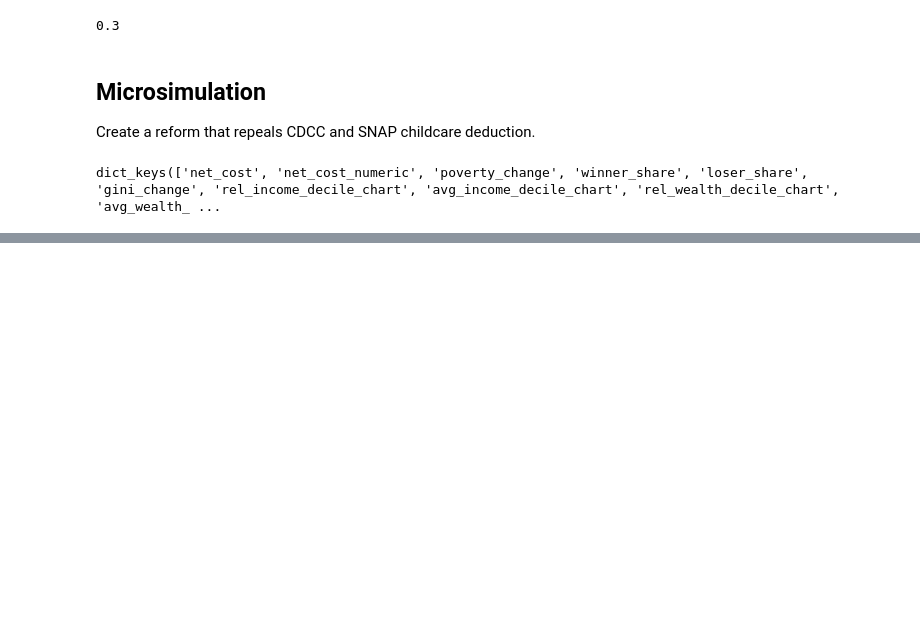
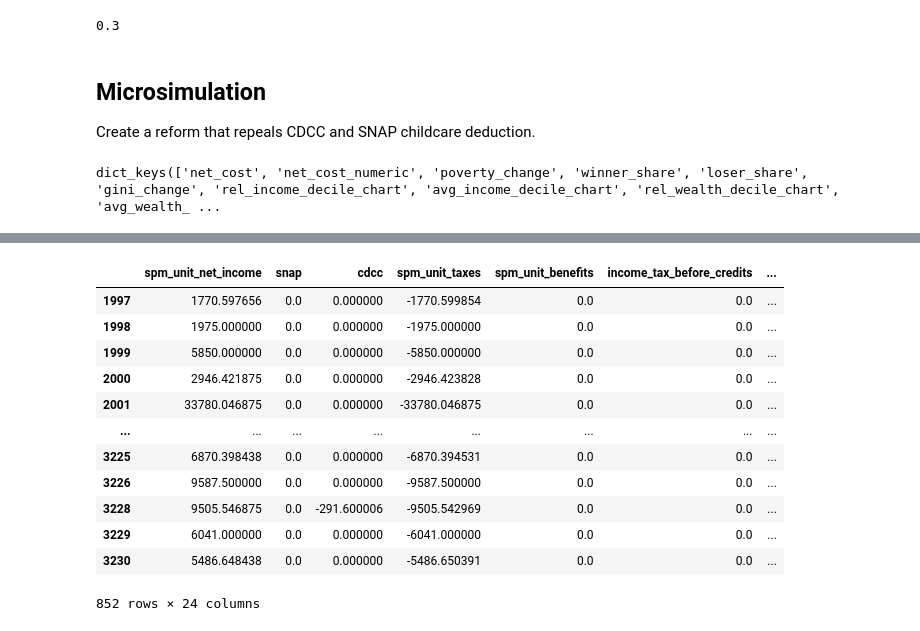
Before and after one commit to UBICenter/snap-cdcc-childcare-child-allowance, a Jupyter notebook: website/post.ipynb, the cells around one changed output, grey strips where cells are left out. Cells and saved outputs as stored; diff of their text form; code cells hidden in the pictures; blank space fills up the shorter version.

```diff
--- a/website/post.ipynb
+++ b/website/post.ipynb
@@ -65,9 +66,13 @@ Create a reform that repeals CDCC and SNAP childcare deduction.
 from openfisca_us.model_api import *
 from openfisca_us.tools.baseline_variables import baseline_variables
 
+class neutralize_reported(Reform):
+    def apply(self):
+        self.neutralize_variable("snap_net_income_reported")
+
 class repeal_cdcc_snap_childcare(Reform):
     def apply(self):
-        # self.neutralize_variable("cdcc")
+        self.neutralize_variable("cdcc")
         self.neutralize_variable("snap_dependent_care_deduction")
 # %%
 from policyengine.countries import US
@@ -80,0 +90,8 @@ dict_keys(['net_cost', 'net_cost_numeric', 'poverty_change', 'winner_share', 'lo
+# %%
+baseline, reform = us._get_microsimulations(repeal_cdcc_snap_childcare)
+# %%
+VARS = ["spm_unit_net_income", "snap", "cdcc", "spm_unit_taxes", "spm_unit_benefits", "income_tax_before_credits", "non_refundable_ctc", "elderly_disabled_credit", "income_tax_before_refundable_credits", "cdcc_relevant_expenses", "count_cdcc_eligible", "earned"]
+VARS = ["spm_unit_net_income", "spm_unit_taxes", "spm_unit_payroll_tax", "spm_unit_state_tax", "spm_unit_self_employment_tax", "spm_unit_federal_tax", "refundable_american_opportunity_credit", "eitc", "cdcc_refund", "refundable_ctc", "recovery_rebate_credit", "refundable_payroll_tax_credit", "premium_tax_credit"]
+diff = reform.df(VARS, map_to="household") - baseline.df(VARS, map_to="household")
+diff = pd.concat([diff, baseline.df(VARS, map_to="household").rename(columns={col: col + "_b" for col in VARS})], axis=1)
+diff[diff.spm_unit_net_income > 0].describe()
@@ -80,0 +109,16 @@ dict_keys(['net_cost', 'net_cost_numeric', 'poverty_change', 'winner_share', 'lo
+# %%
+diff[(diff.spm_unit_net_income > 0) & (diff.spm_unit_taxes < -1000)]
+# %% [output]
+|  | spm_unit_net_income | snap | cdcc | spm_unit_taxes | spm_unit_benefits | income_tax_before_credits | ... |
+| 1997 | 1770.597656 | 0.0 | 0.000000 | -1770.599854 | 0.0 | 0.0 | ... |
+| 1998 | 1975.000000 | 0.0 | 0.000000 | -1975.000000 | 0.0 | 0.0 | ... |
+| 1999 | 5850.000000 | 0.0 | 0.000000 | -5850.000000 | 0.0 | 0.0 | ... |
+| 2000 | 2946.421875 | 0.0 | 0.000000 | -2946.423828 | 0.0 | 0.0 | ... |
+| 2001 | 33780.046875 | 0.0 | 0.000000 | -33780.046875 | 0.0 | 0.0 | ... |
+| ... | ... | ... | ... | ... | ... | ... | ... |
+| 3225 | 6870.398438 | 0.0 | 0.000000 | -6870.394531 | 0.0 | 0.0 | ... |
+| 3226 | 9587.500000 | 0.0 | 0.000000 | -9587.500000 | 0.0 | 0.0 | ... |
+| 3228 | 9505.546875 | 0.0 | -291.600006 | -9505.542969 | 0.0 | 0.0 | ... |
+| 3229 | 6041.000000 | 0.0 | 0.000000 | -6041.000000 | 0.0 | 0.0 | ... |
+| 3230 | 5486.648438 | 0.0 | 0.000000 | -5486.650391 | 0.0 | 0.0 | ... |
+852 rows × 24 columns
```
Also changed, not shown: parts of 7 cells of this notebook.
